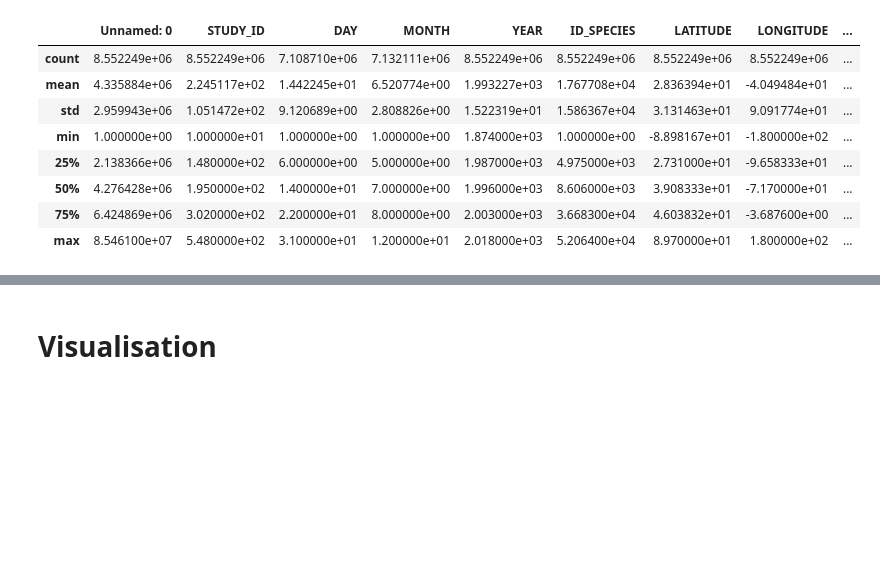
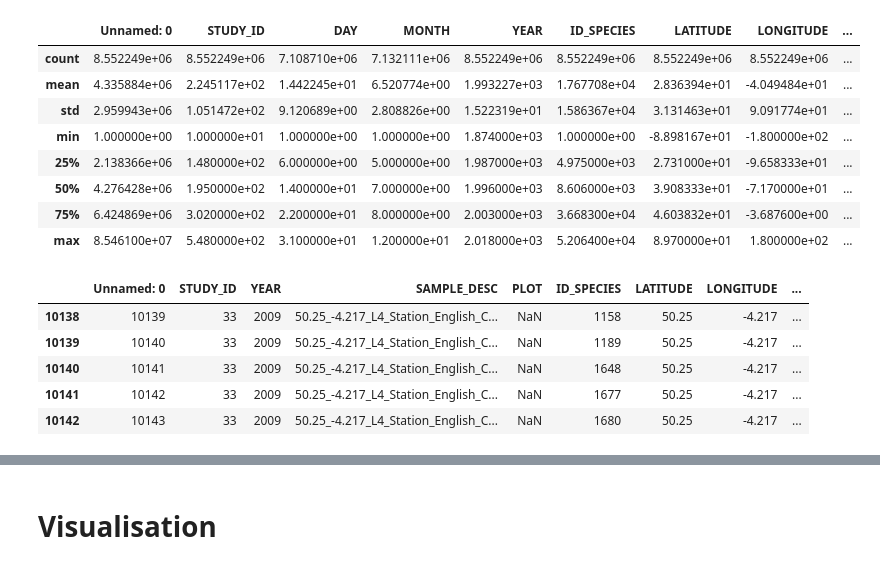
Before and after one commit to lazycloud0/quantum_hackathon_2024, a Jupyter notebook: quantumcomputing_hackathon_2024.ipynb, the cells around one changed output, grey strips where cells are left out. Drawn from its saved outputs; the diff is of its cells as text; code cells hidden in the pictures; blank space fills up the shorter version.

Commit message:
trimmed data to show only last 10 years and cut columns month and day

```diff
--- a/quantumcomputing_hackathon_2024.ipynb
+++ b/quantumcomputing_hackathon_2024.ipynb
@@ -114,3 +123,21 @@ data_df.describe()
 | 50% | 4.276428e+06 | 1.950000e+02 | 1.400000e+01 | 7.000000e+00 | 1.996000e+03 | 8.606000e+03 | 3.908333e+01 | -7.170000e+01 | ... |
 | 75% | 6.424869e+06 | 3.020000e+02 | 2.200000e+01 | 8.000000e+00 | 2.003000e+03 | 3.668300e+04 | 4.603832e+01 | -3.687600e+00 | ... |
 | max | 8.546100e+07 | 5.480000e+02 | 3.100000e+01 | 1.200000e+01 | 2.018000e+03 | 5.206400e+04 | 8.970000e+01 | 1.800000e+02 | ... |
+# %%
+# Filter the dataframe to include only the latest 10 years
+latest_year = data_df['YEAR'].max()
+filtered_data_df = data_df[data_df['YEAR'] >= (latest_year - 9)]
+
+# Drop the DAY and MONTH columns if they exist
+columns_to_drop = ['DAY', 'MONTH']
+filtered_data_df = filtered_data_df.drop(columns=[col for col in columns_to_drop if col in filtered_data_df.columns])
+
+# Display the filtered dataframe
+filtered_data_df.head()
+# %% [output]
+|  | Unnamed: 0 | STUDY_ID | YEAR | SAMPLE_DESC | PLOT | ID_SPECIES | LATITUDE | LONGITUDE | ... |
+| 10138 | 10139 | 33 | 2009 | 50.25_-4.217_L4_Station_English_C... | NaN | 1158 | 50.25 | -4.217 | ... |
+| 10139 | 10140 | 33 | 2009 | 50.25_-4.217_L4_Station_English_C... | NaN | 1189 | 50.25 | -4.217 | ... |
+| 10140 | 10141 | 33 | 2009 | 50.25_-4.217_L4_Station_English_C... | NaN | 1648 | 50.25 | -4.217 | ... |
+| 10141 | 10142 | 33 | 2009 | 50.25_-4.217_L4_Station_English_C... | NaN | 1677 | 50.25 | -4.217 | ... |
+| 10142 | 10143 | 33 | 2009 | 50.25_-4.217_L4_Station_English_C... | NaN | 1680 | 50.25 | -4.217 | ... |
```
Also changed, not shown: parts of 12 cells of this notebook.
